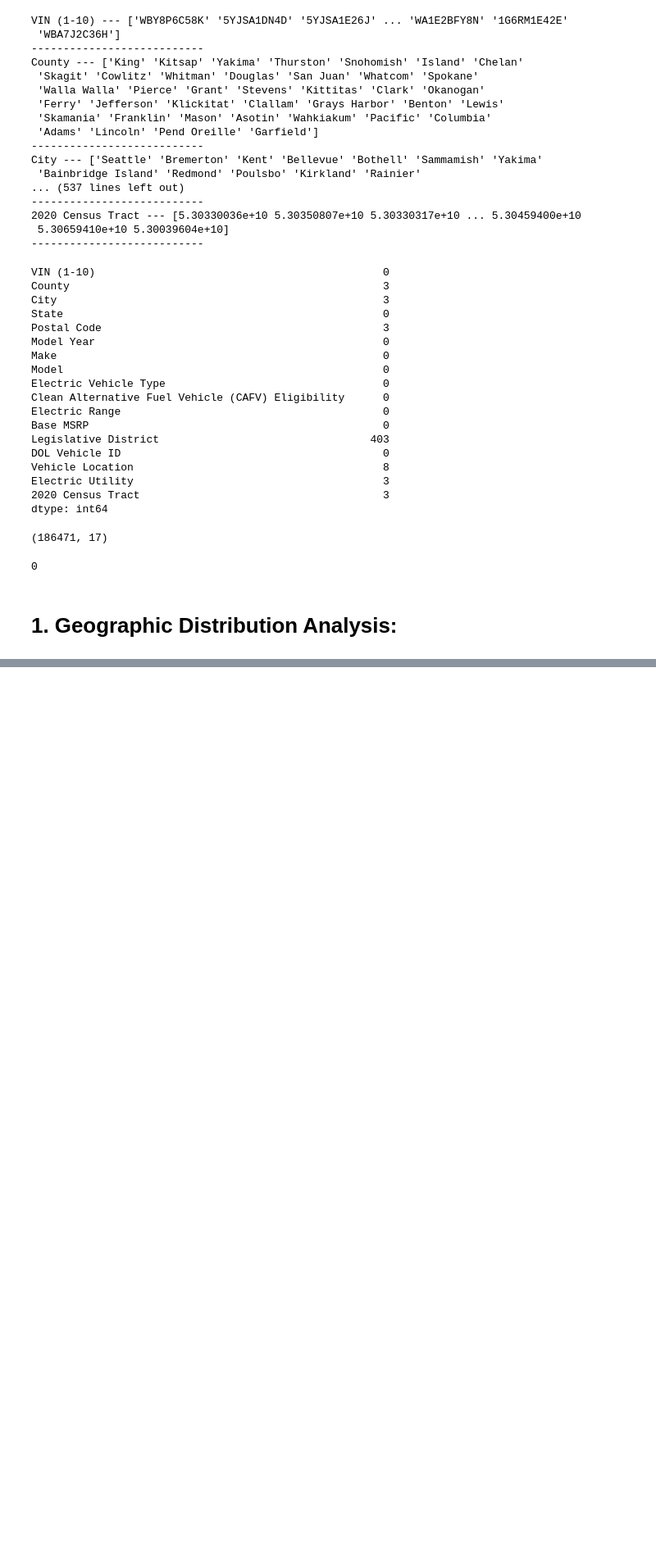
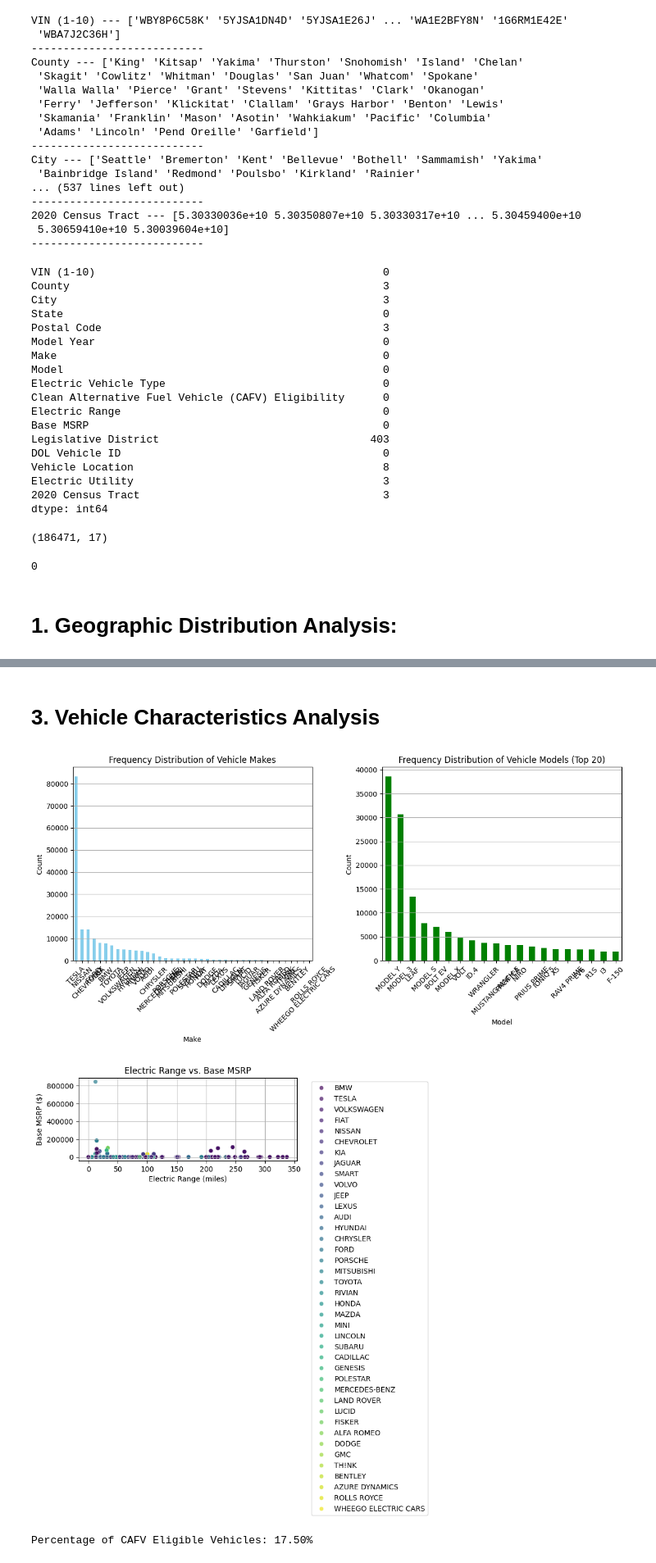
Before and after one commit to GDharan10/Project9_HorseRacePrediction, a Jupyter notebook: ElectricVehicleAnalysis_WA.ipynb, the cells around one changed output, grey strips where cells are left out. Shown at 82% size. Saved outputs shown, nothing was run; the diff lists cells and outputs as text; code cells hidden in the pictures; blank space fills up the shorter version.

```diff
--- a/ElectricVehicleAnalysis_WA.ipynb
+++ b/ElectricVehicleAnalysis_WA.ipynb
@@ -122,0 +173,63 @@ df.duplicated().sum()
+# %% [markdown]
+# **3. Vehicle Characteristics Analysis**
+# %%
+import pandas as pd
+import matplotlib.pyplot as plt
+import seaborn as sns
+
+# Assuming your dataset is loaded into a DataFrame called 'df'
+# Replace 'df' with your actual DataFrame variable name
+
+# Sample data preparation (assuming relevant columns exist)
+data = df[['Make', 'Model', 'Electric Range', 'Base MSRP', 'Clean Alternative Fuel Vehicle (CAFV) Eligibility']]
+
+# Clean the data: Drop rows with missing values in essential columns
+data = data.dropna(subset=['Make', 'Model', 'Electric Range', 'Base MSRP'])
+
+# Analysis: Calculate frequency distributions of makes and models
+make_counts = data['Make'].value_counts()
+model_counts = data['Model'].value_counts()
+
+# Visualize frequency distributions
+plt.figure(figsize=(12, 6))
+plt.subplot(1, 2, 1)
+make_counts.plot(kind='bar', color='skyblue')
+plt.title('Frequency Distribution of Vehicle Makes')
+plt.xlabel('Make')
+plt.ylabel('Count')
+plt.xticks(rotation=45)
+plt.grid(axis='y')
+
+plt.subplot(1, 2, 2)
+model_counts.head(20).plot(kind='bar', color='green')
+plt.title('Frequency Distribution of Vehicle Models (Top 20)')
+plt.xlabel('Model')
+plt.ylabel('Count')
+plt.xticks(rotation=45)
+plt.grid(axis='y')
+
+plt.tight_layout()
+plt.show()
+
+# Visualize electric range vs. base MSRP
+plt.figure(figsize=(8, 6))
+sns.scatterplot(x='Electric Range', y='Base MSRP', data=data, hue='Make', palette='viridis', alpha=0.7)
+plt.title('Electric Range vs. Base MSRP')
+plt.xlabel('Electric Range (miles)')
+plt.ylabel('Base MSRP ($)')
+plt.grid(True)
+plt.legend(bbox_to_anchor=(1.05, 1), loc='upper left')
+plt.tight_layout()
+plt.show()
+
+# Assess CAFV eligibility based on electric range criteria
+# Example: Assume CAFV eligible if electric range >= 200 miles
+caf_eligible = data[data['Electric Range'] >= 200]
+
+# Calculate percentage of CAFV eligible vehicles
+caf_eligible_percentage = (len(caf_eligible) / len(data)) * 100
+print(f"Percentage of CAFV Eligible Vehicles: {caf_eligible_percentage:.2f}%")
+# %% [output]
+[figure, added]
+[figure, added]
+Percentage of CAFV Eligible Vehicles: 17.50%
```
Also changed, not shown: parts of 10 cells of this notebook.
